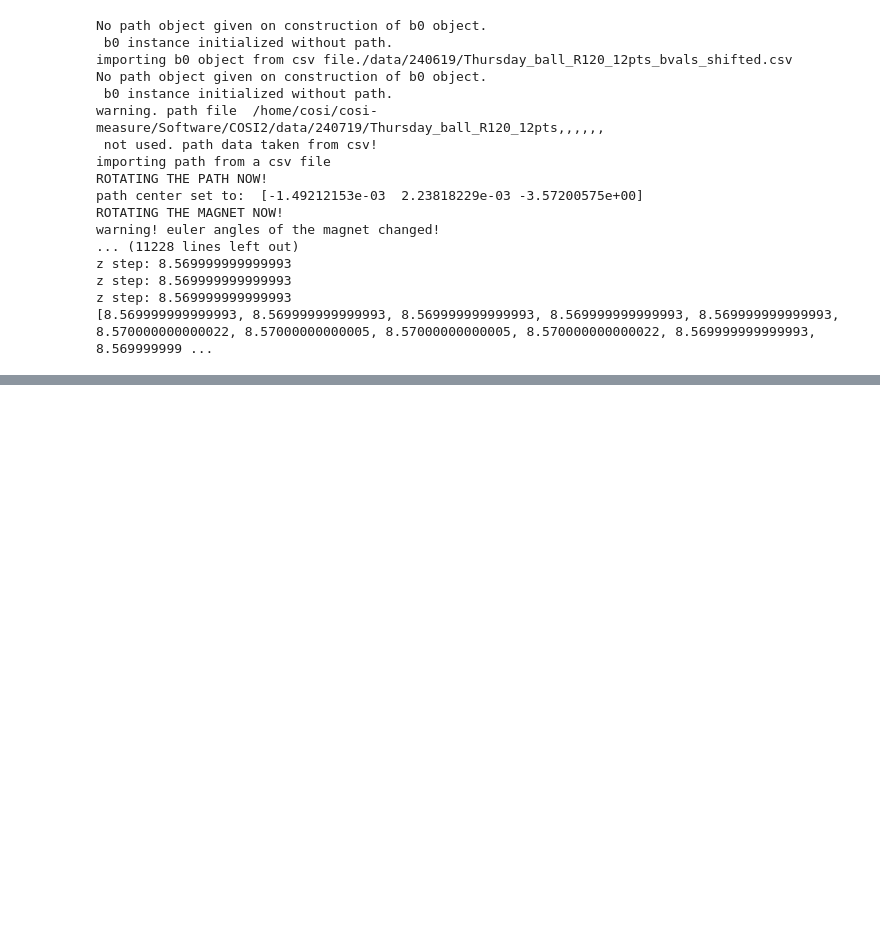
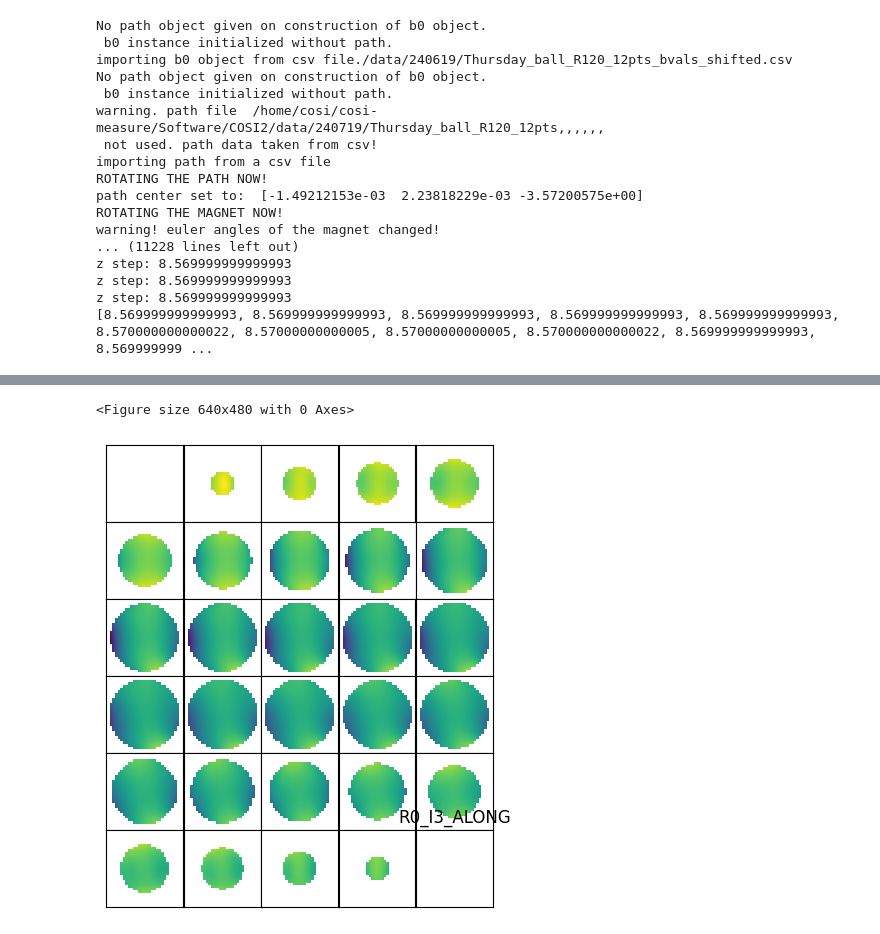
Before and after one commit to rst030/cosi-measure, a Jupyter notebook: Software/COSI2/test_insert_parallel.ipynb, the cells around one changed output, grey strips where cells are left out. Drawn from its saved outputs; the diff is of its cells as text; code cells hidden in the pictures; blank space fills up the shorter version.

```diff
--- a/Software/COSI2/test_insert_parallel.ipynb
+++ b/Software/COSI2/test_insert_parallel.ipynb
@@ -88,0 +125,28 @@ plt.show()
+# %%
+# plot the R0I3 insert field (interpolated)
+# save initial field as 2d plots
+from matplotlib import pyplot as plt
+plt.figure(0)
+
+fig, axes = plt.subplots(nrows=6, ncols=5, figsize=(5, 6))
+
+xvals = b0map_after.xDim_SPH_fine
+field1Insert = b0map_after.interpolatedField
+
+
+for i in range(5):
+    for j in range(6):
+        xxx = axes[j,i].imshow(field1Insert[i+j*5,:,:],clim=[np.nanmin(field1Insert),np.nanmax(field1Insert)])
+        axes[j,i].xaxis.set_visible(False)
+        axes[j,i].yaxis.set_visible(False)
+
+plt.subplots_adjust(wspace=0, hspace=0)
+plt.title('R0_I3_ALONG')
+
+plt.savefig('./pics/insert3_ring_0_field_iter2.png',format="png")
+plt.savefig('./pics/insert3_ring_0_field_iter2.pdf',format="pdf")
+#plt.colorbar(mappable=xxx)
+plt.show()
+# %% [output]
+<Figure size 640x480 with 0 Axes>
+[figure, added]
```
Also changed, not shown: parts of 25 cells of this notebook, 16 other files.
